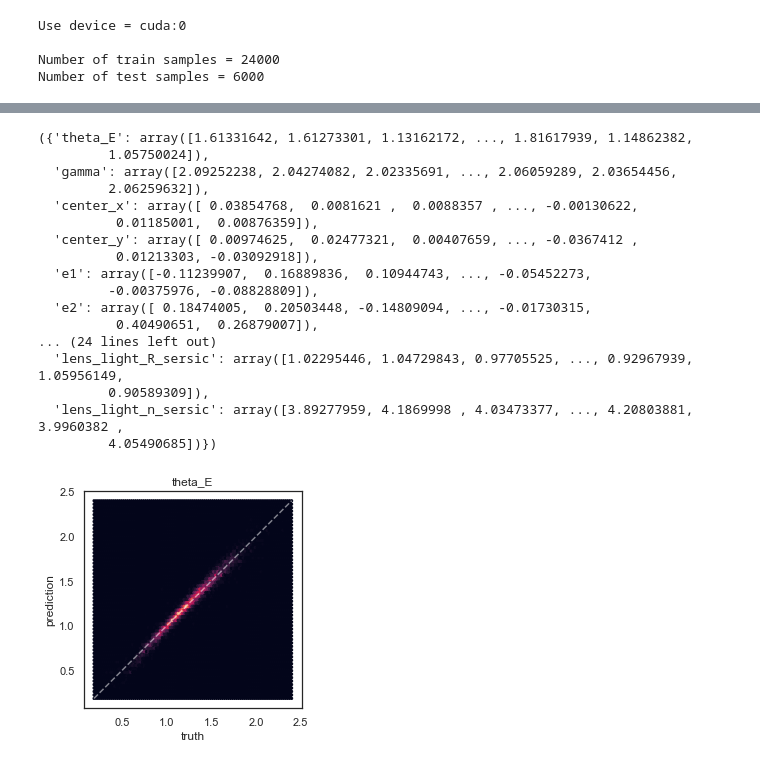
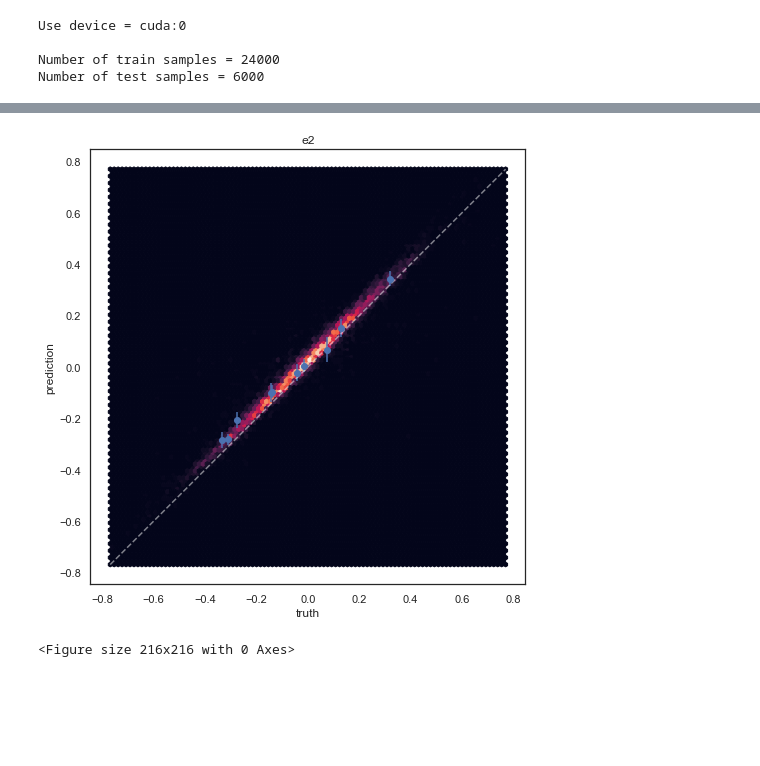
Before and after one commit to kuanweih/strong_lensing_vit_resnet, a Jupyter notebook: notebooks/demo_plot.ipynb, the cells around one changed output, grey strips where cells are left out. Drawn from its saved outputs; the diff is of its cells as text; code cells hidden in the pictures; blank space fills up the shorter version.

Commit message:
update demo_plot and visualization to include error bar

```diff
--- a/notebooks/demo_plot.ipynb
+++ b/notebooks/demo_plot.ipynb
@@ -14,11 +14,11 @@ list_avail_model_names()
 # %%
 CONFIG = {
     'epoch': 30,
-    'batch_size': 30,
+    'batch_size': 20,
     'load_new_model': True,
-    'new_model_name': 'resnet18' ,  # for 'load_new_model' = True
+    'new_model_name': 'google/vit-base-patch16-224' ,  # for 'load_new_model' = True
     'resumed_model_path': Path(""),  # for 'load_new_model' = False
-    'output_folder': Path("D:/resnet18"),  # needs to be non-existing
+    'output_folder': Path("D:/vit_models"),  # needs to be non-existing
     'dataset_folder': Path("D:/dev_256"),
     'init_learning_rate': 1e-3,
     'target_keys_weights': {
@@ -120,24 +91,7 @@ lens_light_n_sersic: truth =  3.7921, pred =  3.9908, error =  5.24 %
 # %%
-visual.get_pred_truth_dicts()
+#visual.get_pred_truth_dicts()
-# %% [output]
-({'theta_E': array([1.61331642, 1.61273301, 1.13162172, ..., 1.81617939, 1.14862382,
-         1.05750024]),
-  'gamma': array([2.09252238, 2.04274082, 2.02335691, ..., 2.06059289, 2.03654456,
-         2.06259632]),
-  'center_x': array([ 0.03854768,  0.0081621 ,  0.0088357 , ..., -0.00130622,
-          0.01185001,  0.00876359]),
-  'center_y': array([ 0.00974625,  0.02477321,  0.00407659, ..., -0.0367412 ,
-          0.01213303, -0.03092918]),
-  'e1': array([-0.11239907,  0.16889836,  0.10944743, ..., -0.05452273,
-         -0.00375976, -0.08828809]),
-  'e2': array([ 0.18474005,  0.20503448, -0.14809094, ..., -0.01730315,
-          0.40490651,  0.26879007]),
-... (24 lines left out)
-  'lens_light_R_sersic': array([1.02295446, 1.04729843, 0.97705525, ..., 0.92967939, 1.05956149,
-         0.90589309]),
-  'lens_light_n_sersic': array([3.89277959, 4.1869998 , 4.03473377, ..., 4.20803881, 3.9960382 ,
-         4.05490685])})
 # %%
-visual.plot_each_pred_truth('theta_E')
+visual.plot_each_pred_truth_uncertainty('e2')
 # %% [output]
-[figure, old version]
+[figure, new version]
+<Figure size 216x216 with 0 Axes>
```
Also changed, not shown: parts of 5 cells of this notebook, 1 other file.
